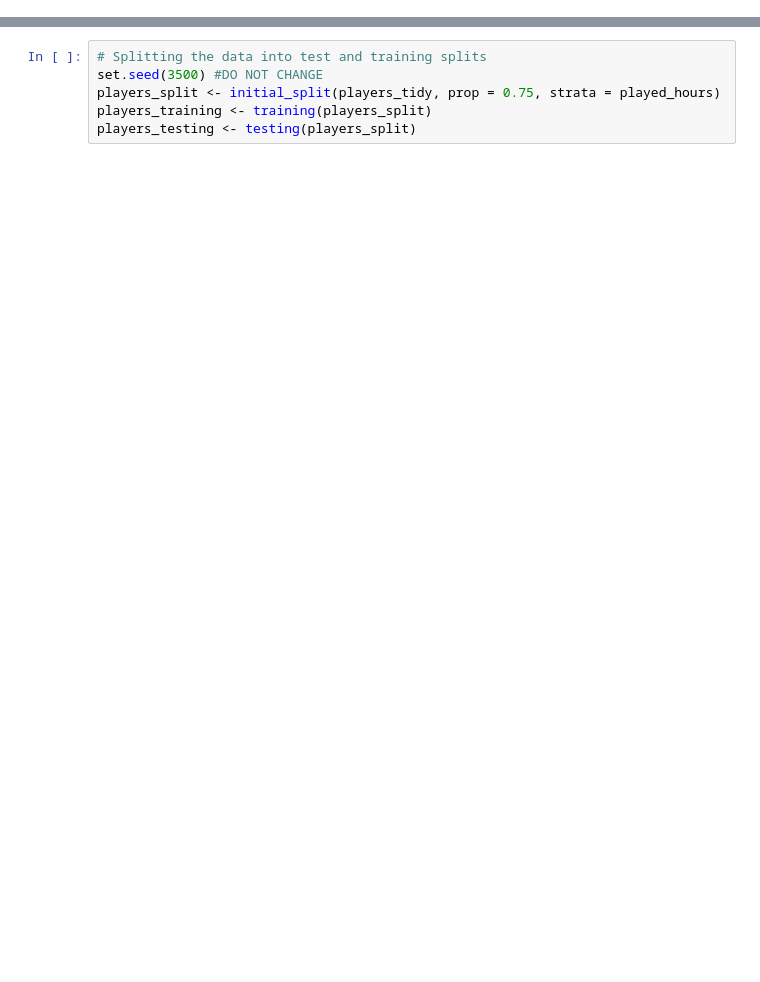
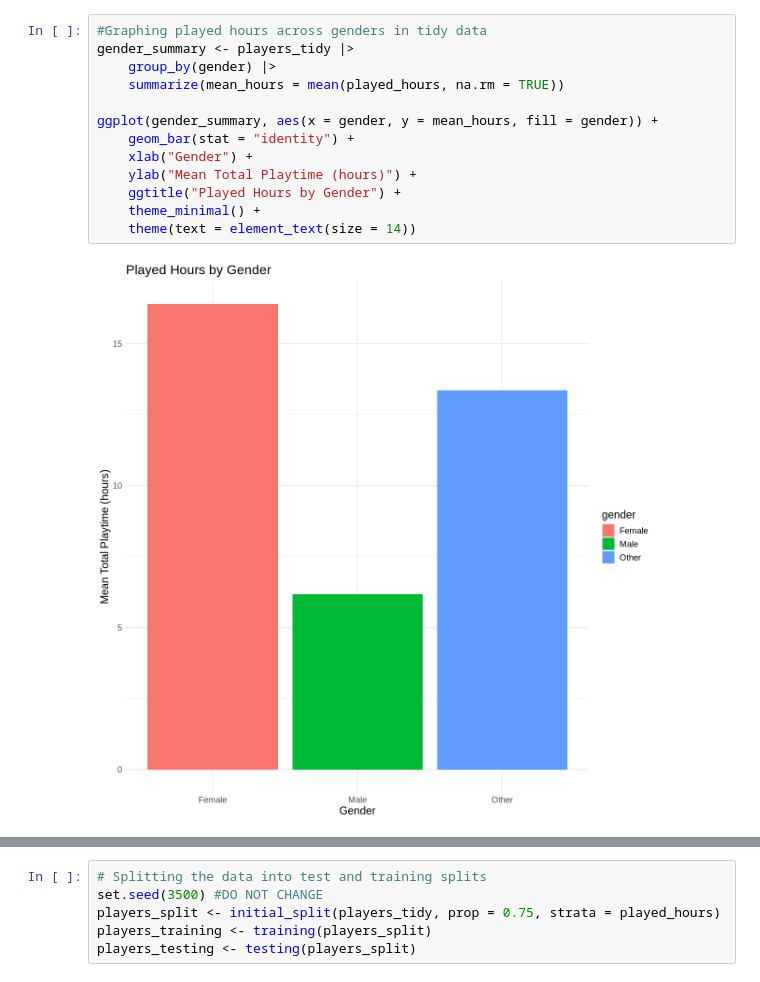
Before and after one commit to Michaele0128/Final_Project, a Jupyter notebook: Final Project.ipynb, the cells around one changed output, grey strips where cells are left out. Saved outputs shown, nothing was run; the diff lists cells and outputs as text; blank space fills up the shorter version.

```diff
--- a/Final Project.ipynb
+++ b/Final Project.ipynb
@@ -154,0 +180,15 @@ A tibble: 125 × 9
+# %%
+#Graphing played hours across genders in tidy data
+gender_summary <- players_tidy |>
+    group_by(gender) |>
+    summarize(mean_hours = mean(played_hours, na.rm = TRUE))
+
+ggplot(gender_summary, aes(x = gender, y = mean_hours, fill = gender)) +
+    geom_bar(stat = "identity") +
+    xlab("Gender") +
+    ylab("Mean Total Playtime (hours)") +
+    ggtitle("Played Hours by Gender") +
+    theme_minimal() +
+    theme(text = element_text(size = 14))
+# %% [output]
+[figure, added]
```
Also changed, not shown: parts of 9 cells of this notebook.
